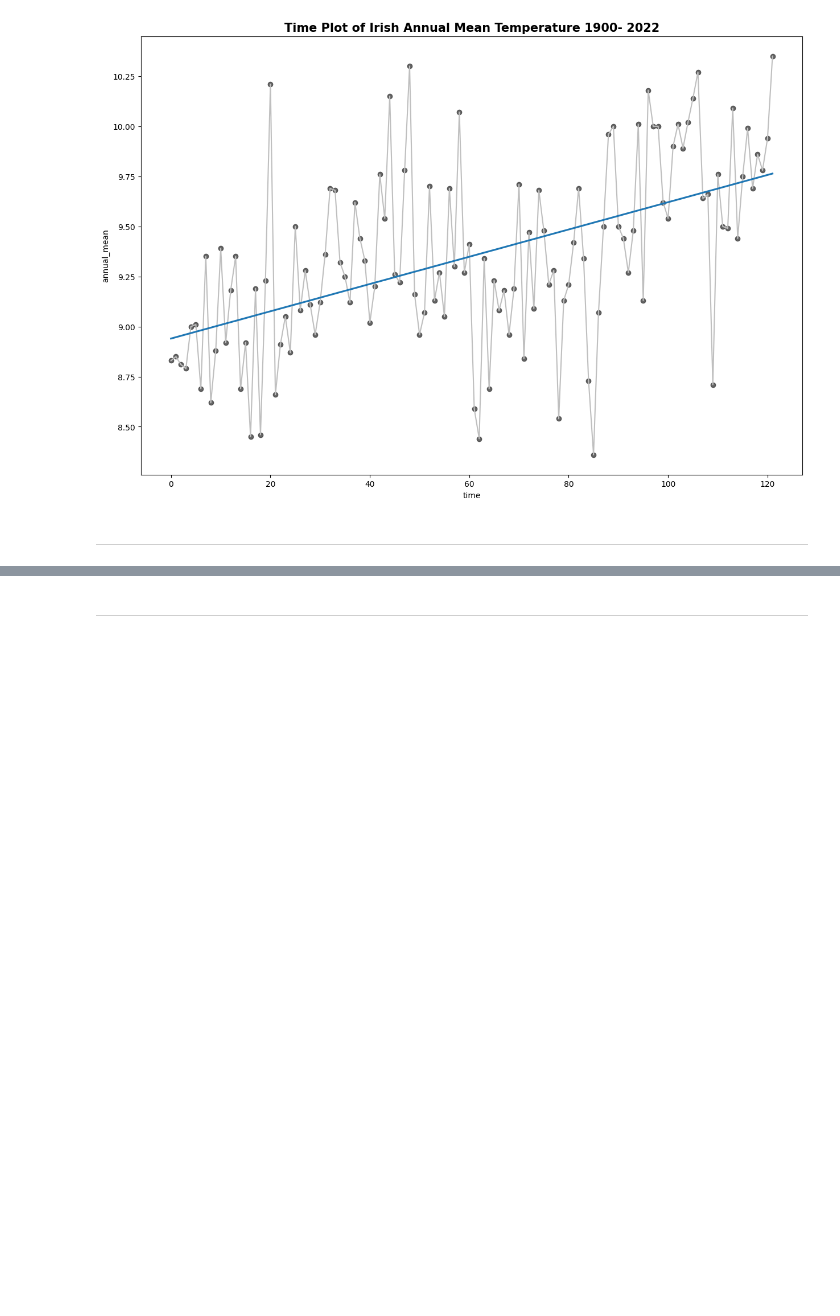
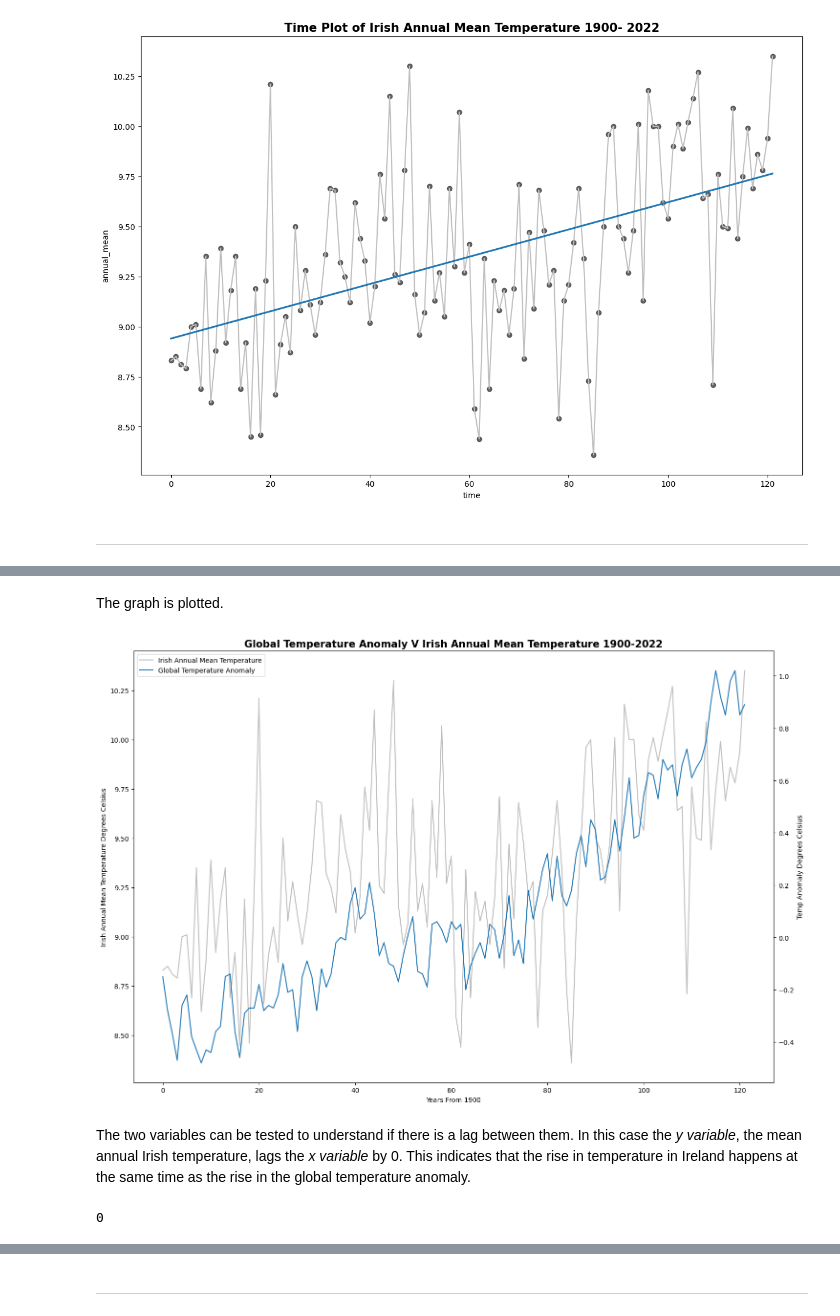
Before and after one commit to humphs078/Owner-avatar-programming_for_data_analysis_assignment_2, a Jupyter notebook: submission.ipynb, the cells around one changed output, grey strips where cells are left out. Saved outputs shown, nothing was run; the diff lists cells and outputs as text; code cells hidden in the pictures; blank space fills up the shorter version.

Commit message:
Irish temperature analysis, devolp further.

```diff
--- a/submission.ipynb
+++ b/submission.ipynb
@@ -1186,0 +1263,2 @@ Text(0.5, 1.0, 'Time Plot of Irish Annual Mean Temperature 1900- 2022')
+# %%
+gta = gta.iloc[0:122]
@@ -1186,0 +1267,2 @@ Text(0.5, 1.0, 'Time Plot of Irish Annual Mean Temperature 1900- 2022')
+# %%
+gta = gta.sort_values('year', ascending=True)
@@ -1186,0 +1271,7 @@ Text(0.5, 1.0, 'Time Plot of Irish Annual Mean Temperature 1900- 2022')
+# %%
+# https://pandas.pydata.org/docs/reference/api/pandas.to_datetime.html [Accessed 21 Dec. 2023]
+gta['time_series'] = pd.to_datetime(gta['year'], format='%Y')
+
+# set time_series column as index
+# https://stackoverflow.com/questions/27032052/how-do-i-properly-set-the-datetimeindex-for-a-pandas-datetime-object-in-a-datafr [Accessed 21 Dec. 2023].
+gta = gta.set_index('time_series')
@@ -1186,0 +1280,2 @@ Text(0.5, 1.0, 'Time Plot of Irish Annual Mean Temperature 1900- 2022')
+# %%
+gta['time'] =  np.arange(len(gta.index))
@@ -1186,0 +1316,29 @@ Text(0.5, 1.0, 'Time Plot of Irish Annual Mean Temperature 1900- 2022')
+# %% [markdown]
+The graph is plotted.
+# %%
+# adapted from code found here - https://stackoverflow.com/questions/5484922/secondary-axis-with-twinx-how-to-add-to-legend Accessed 21 Dec. 2023
+
+# create an empty plot
+fig, ax = plt.subplots(figsize=(15,10))
+
+g1 = ax.plot('time', 'annual_mean', data = irish_temp_data, color='0.75', label = 'Irish Annual Mean Temperature')
+ax2 = ax.twinx()
+g2 = ax2.plot('time', 'temp_anomaly', data = gta, label = 'Global Temperature Anomaly')
+ax.set_title('Global Temperature Anomaly V Irish Annual Mean Temperature 1900-2022', weight='bold', size=15)
+
+# display legends
+lns = g1+g2
+labs = [l.get_label() for l in lns]
+ax.legend(lns, labs, loc=0)
+
+# add labels
+ax.set_xlabel("Years From 1900")
+ax.set_ylabel('Irish Annual Mean Temperature Degrees Celsius')
+ax2.set_ylabel("Temp Anomaly Degrees Celsius")
+
+#plt.suptitle('Global Temperature Anomaly V Irish Annual Mean Temperature 1900-2022 ', weight='bold', size=15)
+plt.tight_layout()
+# %% [output]
+[figure, added]
+# %% [markdown]
+The two variables can be tested to understand if there is a lag between them. In this case the *y variable*, the mean annual Irish temperature, lags the *x variable* by 0. This indicates that the rise in temperature in Ireland happens at the same time as the rise in the global temperature anomaly.
@@ -1186,0 +1352,4 @@ Text(0.5, 1.0, 'Time Plot of Irish Annual Mean Temperature 1900- 2022')
+# %%
+print(lag)
+# %% [output]
+0
```
Also changed, not shown: parts of 34 cells of this notebook.
